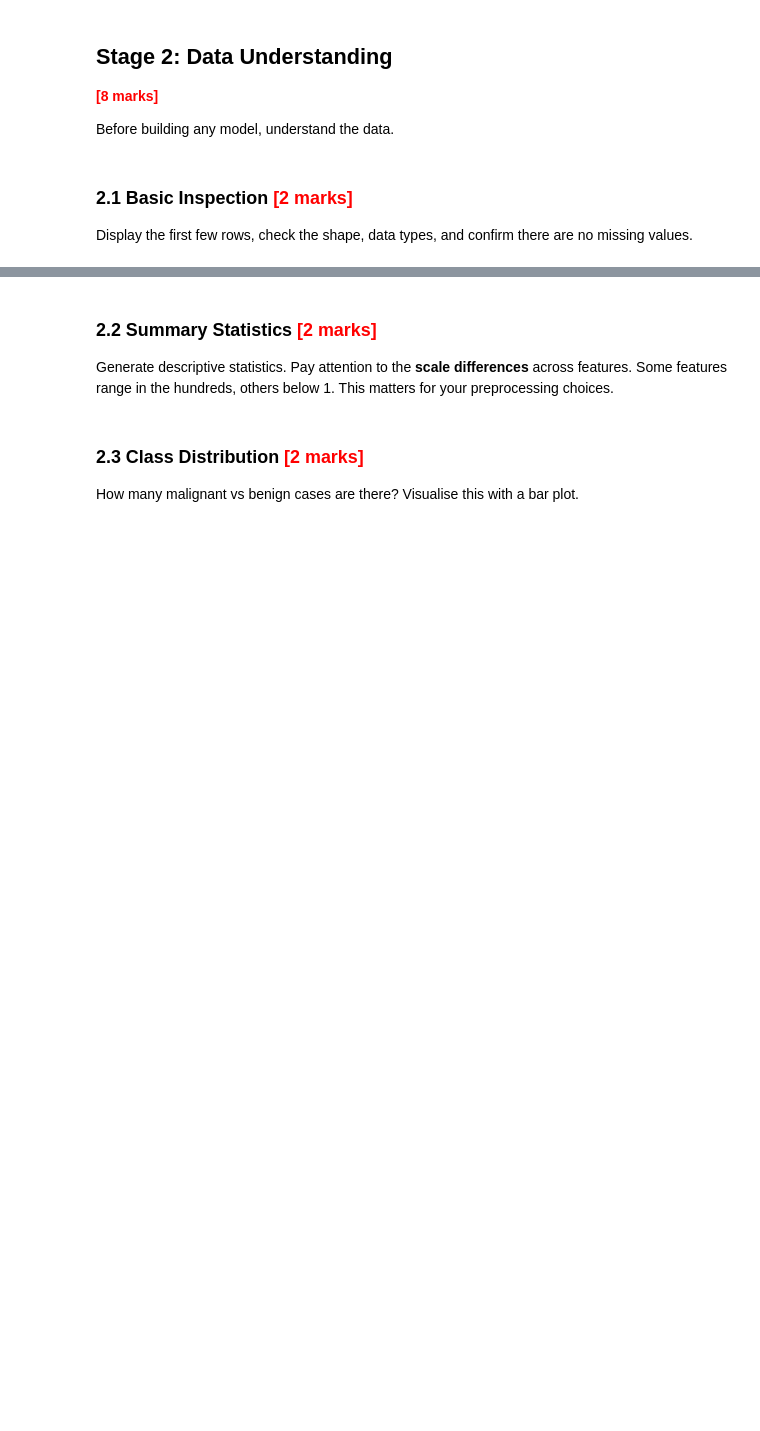
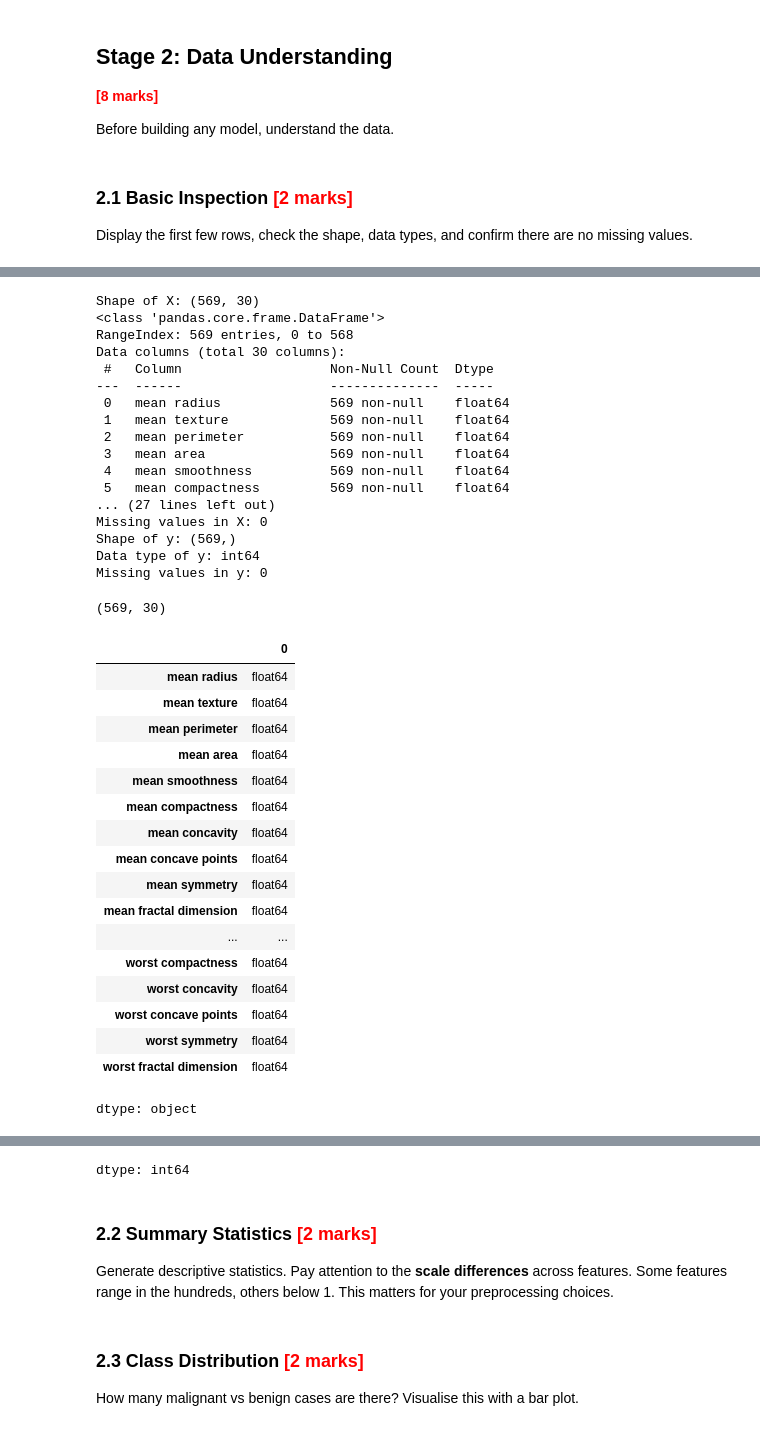
Before and after one commit to raisharad/GenerativeAIandAgenticAI, a Jupyter notebook: Classification_Models_Exercise_Sharad_Kumar_Rai.ipynb, the cells around one changed output, grey strips where cells are left out. Cells and saved outputs as stored; diff of their text form; code cells hidden in the pictures; blank space fills up the shorter version.

```diff
--- a/Classification_Models_Exercise_Sharad_Kumar_Rai.ipynb
+++ b/Classification_Models_Exercise_Sharad_Kumar_Rai.ipynb
@@ -100,0 +125,51 @@ Display the first few rows, check the shape, data types, and confirm there are n
+# %%
+# Check shape, data types, and missing values
+### CODE HERE ###
+
+print('Shape of X:', X.shape)
+print('Data types of X:', X.info())
+print('Missing values in X:', X.isnull().sum().sum())
+print('Shape of y:', y.shape)
+print('Data type of y:', y.dtype)
+print('Missing values in y:', pd.Series(y).isnull().sum())
+
+display(X.shape)
+display(X.dtypes)
+display(X.isna().sum())
+# %% [output]
+Shape of X: (569, 30)
+<class 'pandas.core.frame.DataFrame'>
+RangeIndex: 569 entries, 0 to 568
+Data columns (total 30 columns):
+ #   Column                   Non-Null Count  Dtype
+---  ------                   --------------  -----
+ 0   mean radius              569 non-null    float64
+ 1   mean texture             569 non-null    float64
+ 2   mean perimeter           569 non-null    float64
+ 3   mean area                569 non-null    float64
+ 4   mean smoothness          569 non-null    float64
+ 5   mean compactness         569 non-null    float64
+... (27 lines left out)
+Missing values in X: 0
+Shape of y: (569,)
+Data type of y: int64
+Missing values in y: 0
+(569, 30)
+|  | 0 |
+| mean radius | float64 |
+| mean texture | float64 |
+| mean perimeter | float64 |
+| mean area | float64 |
+| mean smoothness | float64 |
+| mean compactness | float64 |
+| mean concavity | float64 |
+| mean concave points | float64 |
+| mean symmetry | float64 |
+| mean fractal dimension | float64 |
+| ... | ... |
+| worst compactness | float64 |
+| worst concavity | float64 |
+| worst concave points | float64 |
+| worst symmetry | float64 |
+| worst fractal dimension | float64 |
+dtype: object
@@ -101,3 +193,4 @@ Display the first few rows, check the shape, data types, and confirm there are n
+dtype: int64
 # %% [markdown]
 ### 2.2 Summary Statistics <font color="red">[2 marks]</font>
 
```
Also changed, not shown: parts of 12 cells of this notebook.
